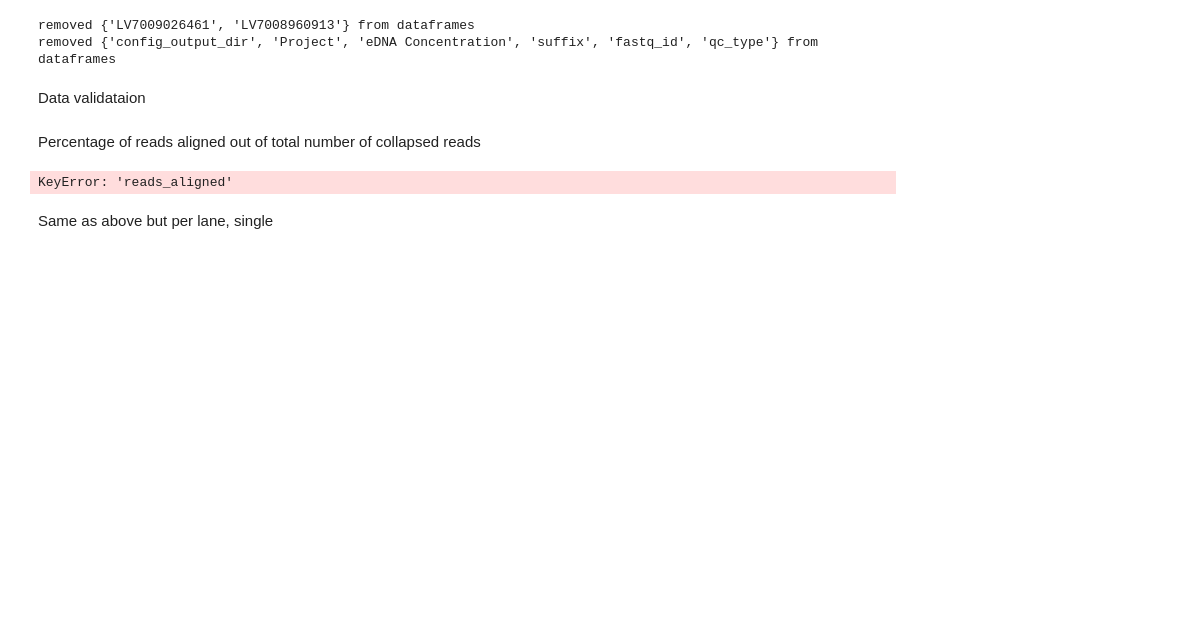
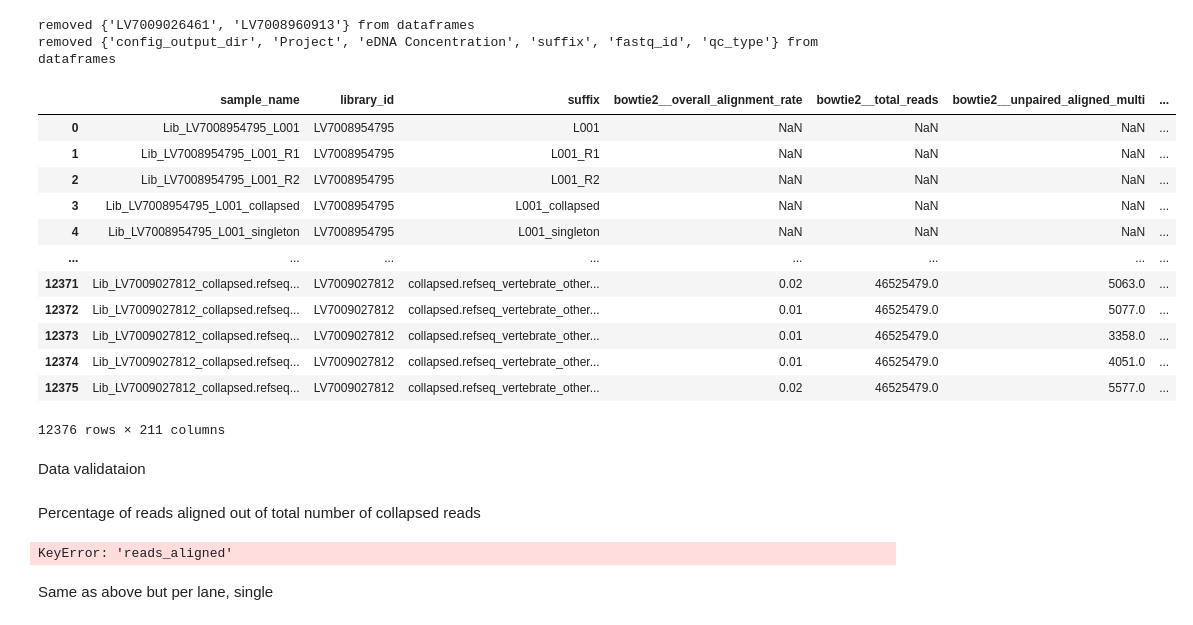
Before and after one commit to magnujo/gg-metadatabase-ui, a Jupyter notebook: illumina_data_analysis/multiqc_plots.ipynb, the cells around one changed output. Drawn from its saved outputs; the diff is of its cells as text; code cells hidden in the pictures; blank space fills up the shorter version.

```diff
--- a/illumina_data_analysis/multiqc_plots.ipynb
+++ b/illumina_data_analysis/multiqc_plots.ipynb
@@ -50,6 +50,22 @@ data_nsX_ds = data_nsX[data_nsX['Protocol'] == 'Double']
 # %% [output]
 removed {'LV7009026461', 'LV7008960913'} from dataframes
 removed {'config_output_dir', 'Project', 'eDNA Concentration', 'suffix', 'fastq_id', 'qc_type'} from dataframes
+# %%
+nsx_ss_multiqc
+# %% [output]
+|  | sample_name | library_id | suffix | bowtie2__overall_alignment_rate | bowtie2__total_reads | bowtie2__unpaired_aligned_multi | ... |
+| 0 | Lib_LV7008954795_L001 | LV7008954795 | L001 | NaN | NaN | NaN | ... |
+| 1 | Lib_LV7008954795_L001_R1 | LV7008954795 | L001_R1 | NaN | NaN | NaN | ... |
+| 2 | Lib_LV7008954795_L001_R2 | LV7008954795 | L001_R2 | NaN | NaN | NaN | ... |
+| 3 | Lib_LV7008954795_L001_collapsed | LV7008954795 | L001_collapsed | NaN | NaN | NaN | ... |
+| 4 | Lib_LV7008954795_L001_singleton | LV7008954795 | L001_singleton | NaN | NaN | NaN | ... |
+| ... | ... | ... | ... | ... | ... | ... | ... |
+| 12371 | Lib_LV7009027812_collapsed.refseq... | LV7009027812 | collapsed.refseq_vertebrate_other... | 0.02 | 46525479.0 | 5063.0 | ... |
+| 12372 | Lib_LV7009027812_collapsed.refseq... | LV7009027812 | collapsed.refseq_vertebrate_other... | 0.01 | 46525479.0 | 5077.0 | ... |
+| 12373 | Lib_LV7009027812_collapsed.refseq... | LV7009027812 | collapsed.refseq_vertebrate_other... | 0.01 | 46525479.0 | 3358.0 | ... |
+| 12374 | Lib_LV7009027812_collapsed.refseq... | LV7009027812 | collapsed.refseq_vertebrate_other... | 0.01 | 46525479.0 | 4051.0 | ... |
+| 12375 | Lib_LV7009027812_collapsed.refseq... | LV7009027812 | collapsed.refseq_vertebrate_other... | 0.02 | 46525479.0 | 5577.0 | ... |
+12376 rows × 211 columns
 # %% [markdown]
 Data validataion
 # %%
```
Also changed, not shown: parts of 14 cells of this notebook, 1 other file.
